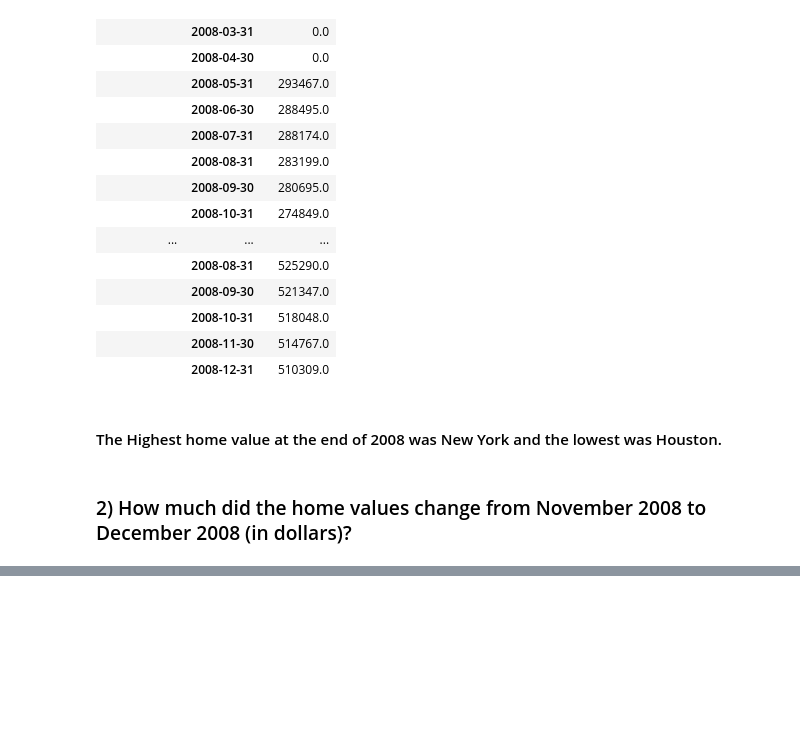
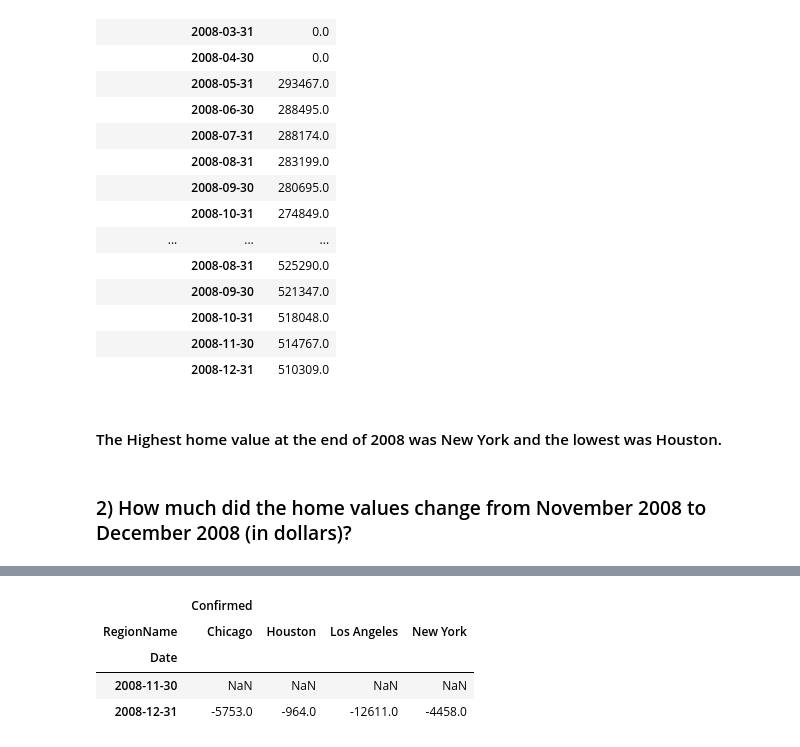
Before and after one commit to Bschreff/Preparing-Time-Series-from-Wide-Form-Data, a Jupyter notebook: Preparing Time Series from Wide-Form Data.ipynb, the cells around one changed output, grey strips where cells are left out. Saved outputs shown, nothing was run; the diff lists cells and outputs as text; code cells hidden in the pictures; blank space fills up the shorter version.

```diff
--- a/Preparing Time Series from Wide-Form Data.ipynb
+++ b/Preparing Time Series from Wide-Form Data.ipynb
@@ -353,0 +350,10 @@ NameError: name 'max2008' is not defined
+# %%
+df_diff = unstacked.copy()
+df_diff = df_diff["11/2008":"12/2008"]
+df_diff.diff()
+# %% [output]
+|  | Confirmed |  |  |  |
+| RegionName | Chicago | Houston | Los Angeles | New York |
+| Date |  |  |  |  |
+| 2008-11-30 | NaN | NaN | NaN | NaN |
+| 2008-12-31 | -5753.0 | -964.0 | -12611.0 | -4458.0 |
```
Also changed, not shown: parts of 1 cell of this notebook.
